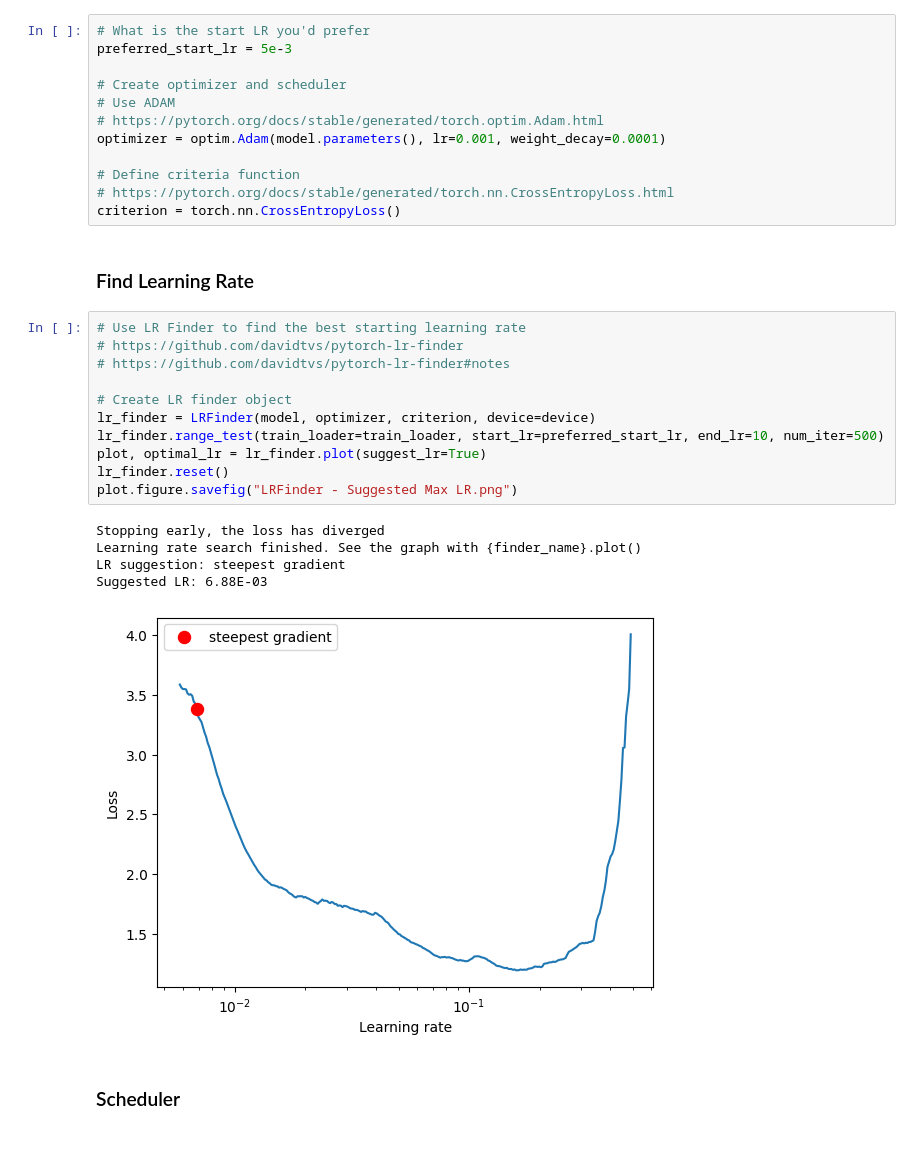
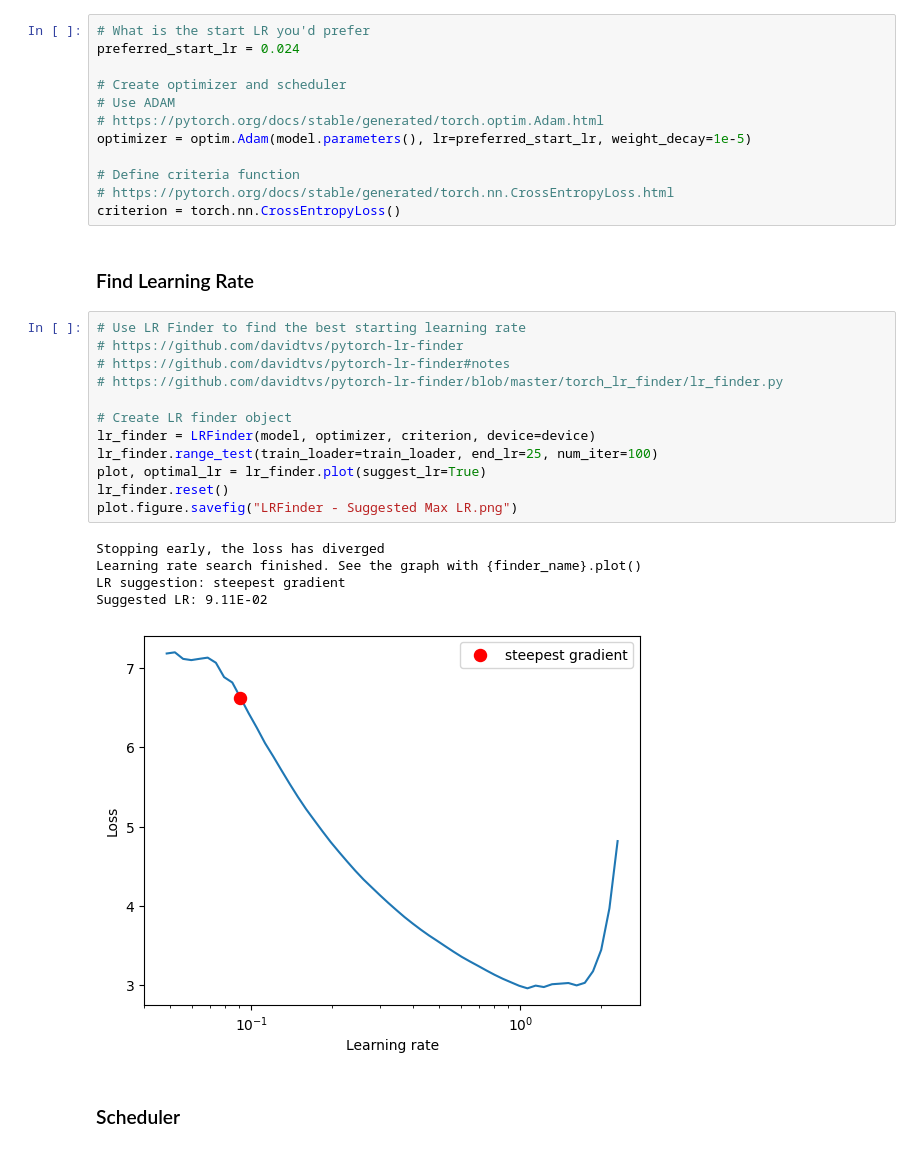
Before and after one commit to nviraj/era-v1, a Jupyter notebook: Session 10/Submission/ERA V1 - Viraj - Assignment 10.ipynb, the cells around one changed output. Drawn from its saved outputs; the diff is of its cells as text.

```diff
--- a/Session 10/Submission/ERA V1 - Viraj - Assignment 10.ipynb
+++ b/Session 10/Submission/ERA V1 - Viraj - Assignment 10.ipynb
@@ -290,12 +290,12 @@ Estimated Total Size (MB): 30.96
 ### Optimizer and Loss Function
 # %%
 # What is the start LR you'd prefer
-preferred_start_lr = 5e-3
+preferred_start_lr = 0.024
 
 # Create optimizer and scheduler
 # Use ADAM
 # https://pytorch.org/docs/stable/generated/torch.optim.Adam.html
-optimizer = optim.Adam(model.parameters(), lr=0.001, weight_decay=0.0001)
+optimizer = optim.Adam(model.parameters(), lr=preferred_start_lr, weight_decay=1e-5)
 
 # Define criteria function
 # https://pytorch.org/docs/stable/generated/torch.nn.CrossEntropyLoss.html
@@ -305,20 +305,21 @@ criterion = torch.nn.CrossEntropyLoss()
 # %%
 # Use LR Finder to find the best starting learning rate
 # https://github.com/davidtvs/pytorch-lr-finder
 # https://github.com/davidtvs/pytorch-lr-finder#notes
+# https://github.com/davidtvs/pytorch-lr-finder/blob/master/torch_lr_finder/lr_finder.py
 
 # Create LR finder object
 lr_finder = LRFinder(model, optimizer, criterion, device=device)
-lr_finder.range_test(train_loader=train_loader, start_lr=preferred_start_lr, end_lr=10, num_iter=500)
+lr_finder.range_test(train_loader=train_loader, end_lr=25, num_iter=100)
 plot, optimal_lr = lr_finder.plot(suggest_lr=True)
 lr_finder.reset()
 plot.figure.savefig("LRFinder - Suggested Max LR.png")
 # %% [output]
 Stopping early, the loss has diverged
 Learning rate search finished. See the graph with {finder_name}.plot()
 LR suggestion: steepest gradient
-Suggested LR: 6.88E-03
+Suggested LR: 9.11E-02
-[figure, old version]
+[figure, new version]
 # %% [markdown]
 ### Scheduler
 # %%
```
Also changed, not shown: parts of 6 cells of this notebook.
